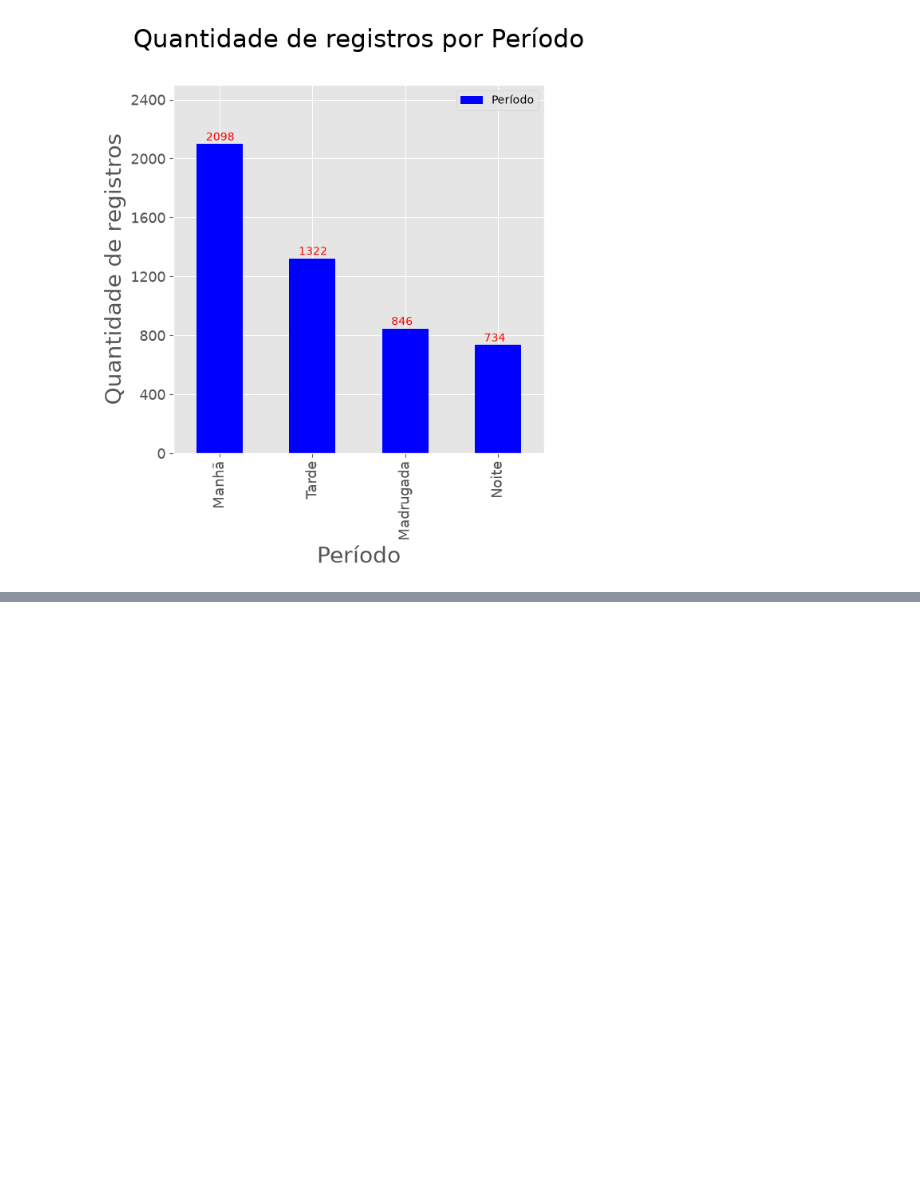
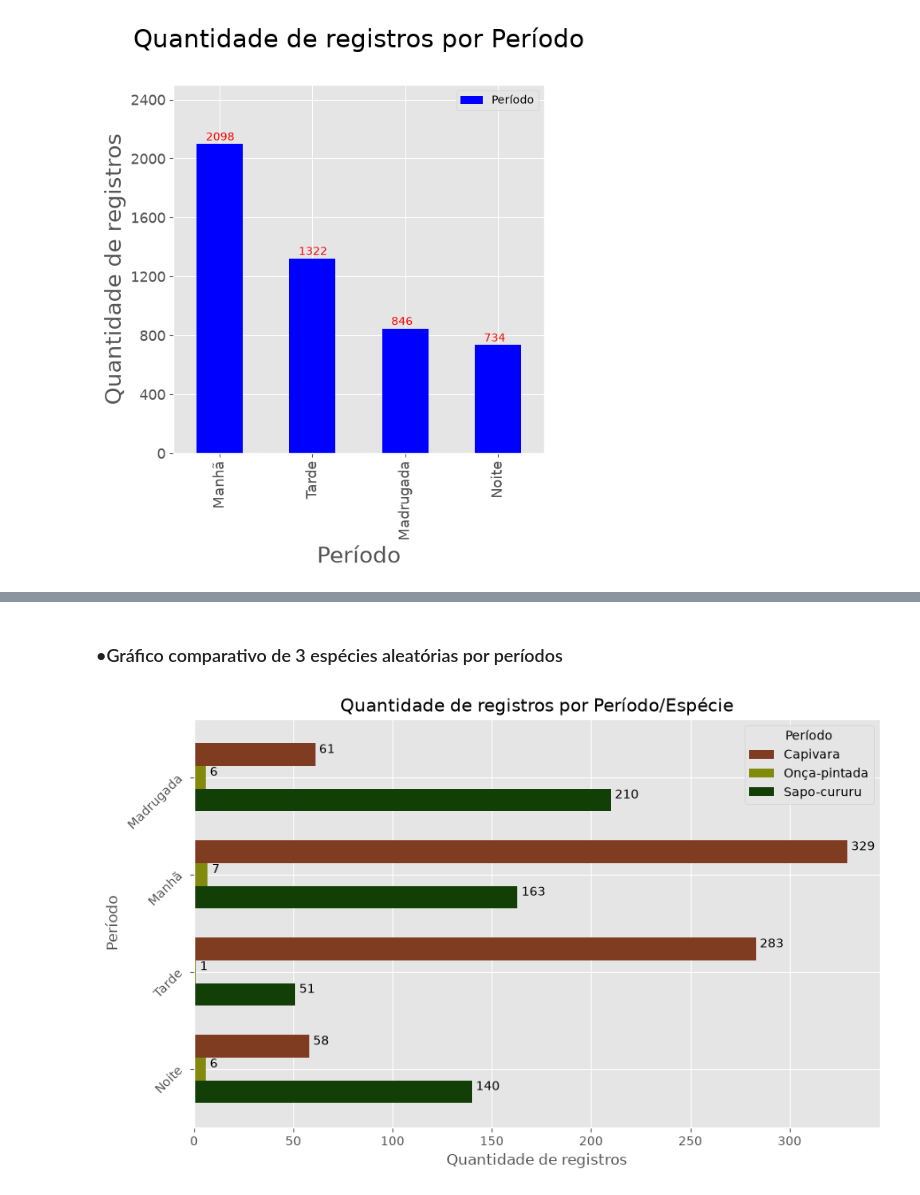
Before and after one commit to dinizjr/Trilha-IA, a Jupyter notebook: DS/Ex01.ipynb, the cells around one changed output, grey strips where cells are left out. Drawn from its saved outputs; the diff is of its cells as text; code cells hidden in the pictures; blank space fills up the shorter version.

```diff
--- a/DS/Ex01.ipynb
+++ b/DS/Ex01.ipynb
@@ -411,0 +502,47 @@ plt.show()
+# %% [markdown]
+### •Gráfico comparativo de 3 espécies aleatórias por períodos
+# %%
+esp_aleat = random.sample(dt['especie'].unique().tolist(), 3)
+
+periodo_especie = dt[
+    dt.especie.isin(esp_aleat)
+].groupby(
+    ['Periodo', 'especie']
+).size().reset_index(name='Qtd'
+).pivot(
+    index='Periodo',
+    columns='especie',
+    values='Qtd'
+)
+periodo_especie = periodo_especie.reindex(['Madrugada', 'Manhã', 'Tarde', 'Noite'])
+
+ax = periodo_especie.plot(
+    kind='barh',
+    figsize=(10, 6),
+    color=["#803C21", "#818A0D", "#123F05"],
+    width=0.7
+)
+
+ax.invert_yaxis()
+
+totals = []
+for i in ax.patches:
+    totals.append(i.get_width())
+total = sum(totals)
+for i in ax.patches:
+    ax.text(
+        i.get_width()+2,
+        i.get_y()+0.1,
+        i.get_width(),
+        fontsize=10,
+        color='black'
+    )
+
+plt.title('Quantidade de registros por Período/Espécie')
+plt.xlabel('Quantidade de registros')
+plt.ylabel('Período')
+plt.yticks(rotation=45)
+plt.legend(title='Período')
+plt.show()
+# %% [output]
+[figure, added]
```
Also changed, not shown: parts of 8 cells of this notebook.
